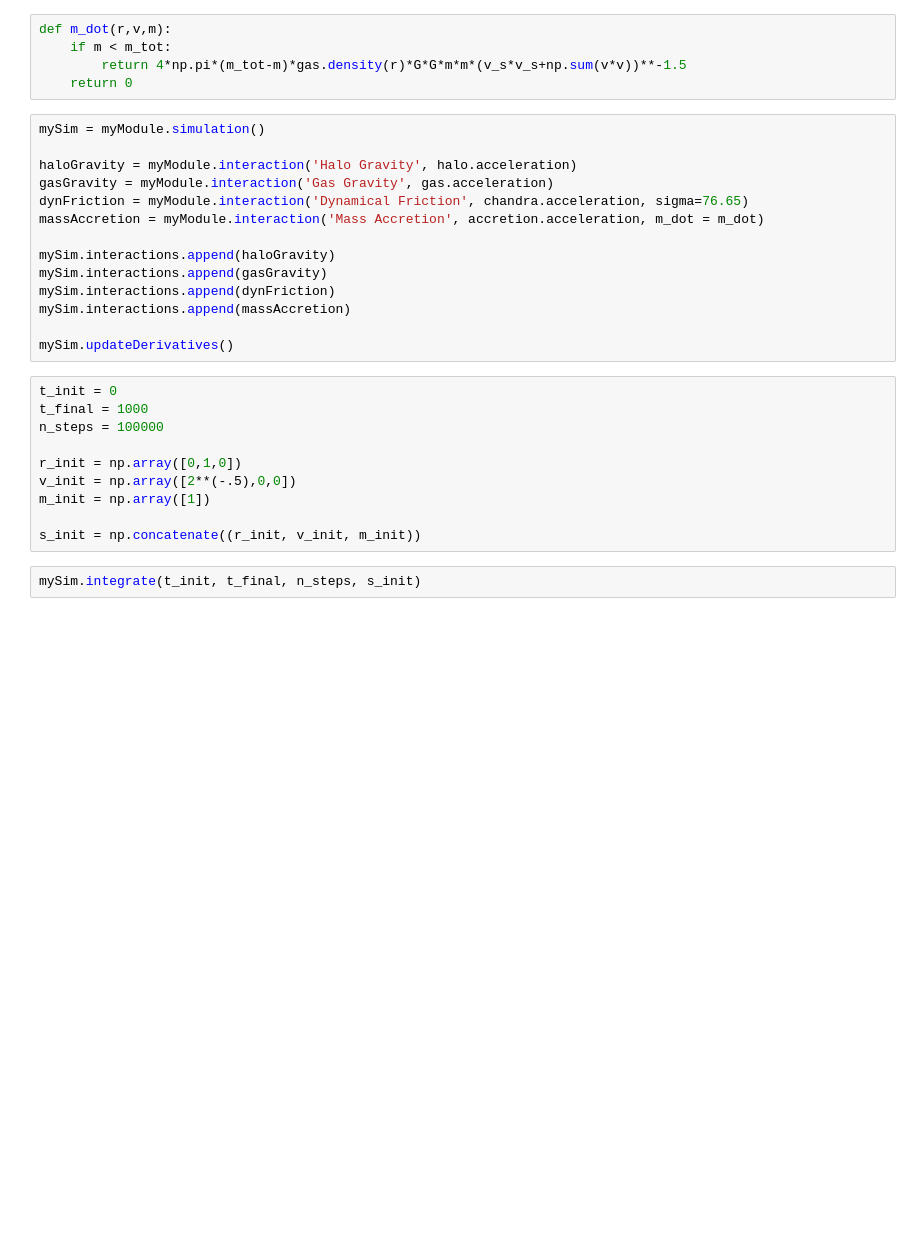
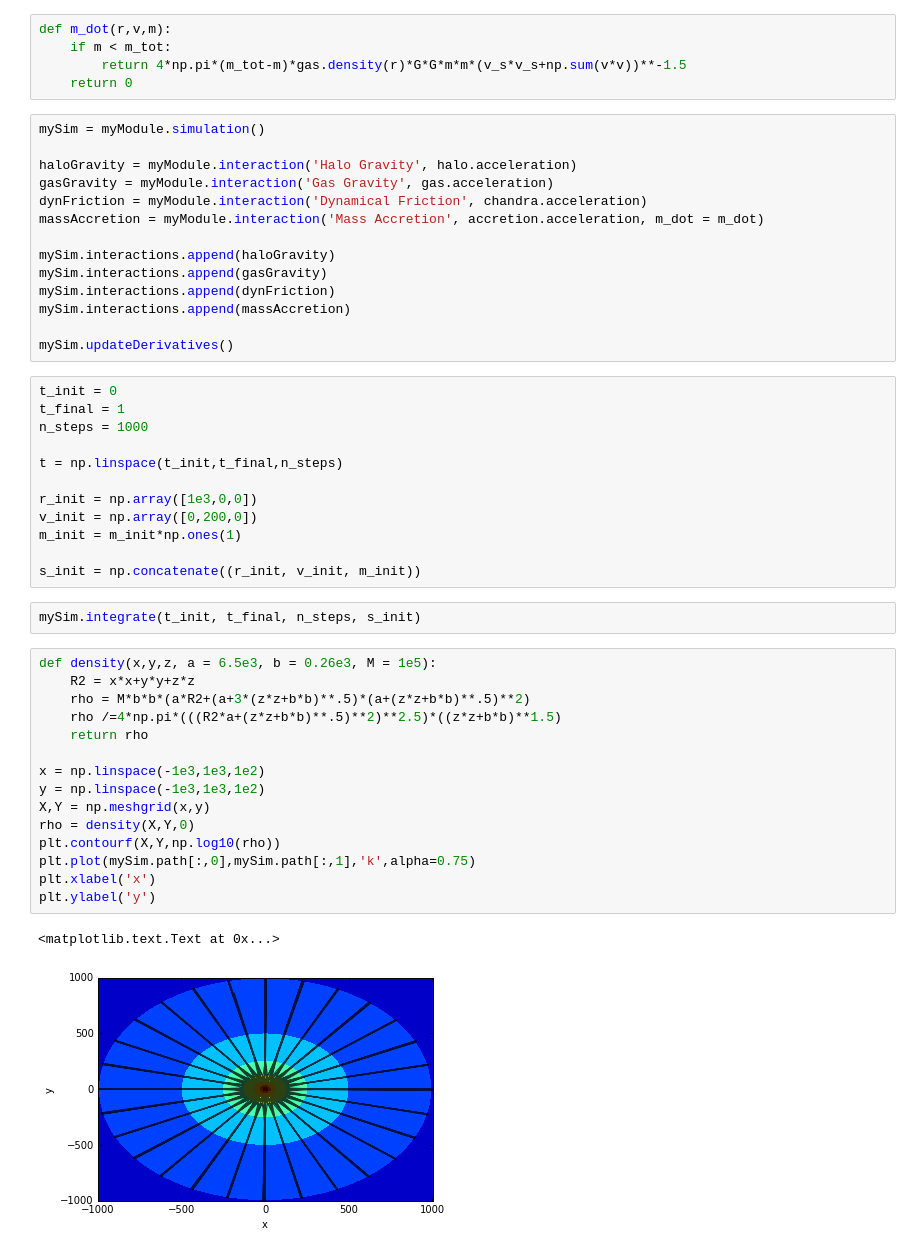
Before and after one commit to astroandes/BlackHole, a Jupyter notebook: src/test.ipynb, the cells around one changed output. Drawn from its saved outputs; the diff is of its cells as text; blank space fills up the shorter version.

```diff
--- a/src/test.ipynb
+++ b/src/test.ipynb
@@ -22,7 +28,7 @@ mySim = myModule.simulation()
 
 haloGravity = myModule.interaction('Halo Gravity', halo.acceleration)
 gasGravity = myModule.interaction('Gas Gravity', gas.acceleration)
-dynFriction = myModule.interaction('Dynamical Friction', chandra.acceleration, sigma=76.65)
+dynFriction = myModule.interaction('Dynamical Friction', chandra.acceleration)
 massAccretion = myModule.interaction('Mass Accretion', accretion.acceleration, m_dot = m_dot)
 
 mySim.interactions.append(haloGravity)
@@ -33,13 +39,33 @@ mySim.interactions.append(massAccretion)
 mySim.updateDerivatives()
 # %%
 t_init = 0
-t_final = 1000
-n_steps = 100000
+t_final = 1
+n_steps = 1000
 
-r_init = np.array([0,1,0])
-v_init = np.array([2**(-.5),0,0])
-m_init = np.array([1])
+t = np.linspace(t_init,t_final,n_steps)
+
+r_init = np.array([1e3,0,0])
+v_init = np.array([0,200,0])
+m_init = m_init*np.ones(1)
 
 s_init = np.concatenate((r_init, v_init, m_init))
 # %%
 mySim.integrate(t_init, t_final, n_steps, s_init)
+# %%
+def density(x,y,z, a = 6.5e3, b = 0.26e3, M = 1e5):
+    R2 = x*x+y*y+z*z
+    rho = M*b*b*(a*R2+(a+3*(z*z+b*b)**.5)*(a+(z*z+b*b)**.5)**2)
+    rho /=4*np.pi*(((R2*a+(z*z+b*b)**.5)**2)**2.5)*((z*z+b*b)**1.5)
+    return rho
+
+x = np.linspace(-1e3,1e3,1e2)
+y = np.linspace(-1e3,1e3,1e2)
+X,Y = np.meshgrid(x,y)
+rho = density(X,Y,0)
+plt.contourf(X,Y,np.log10(rho))
+plt.plot(mySim.path[:,0],mySim.path[:,1],'k',alpha=0.75)
+plt.xlabel('x')
+plt.ylabel('y')
+# %% [output]
+<matplotlib.text.Text at 0x...>
+[figure, added]
```
Also changed, not shown: parts of 6 cells of this notebook, 3 other files.
